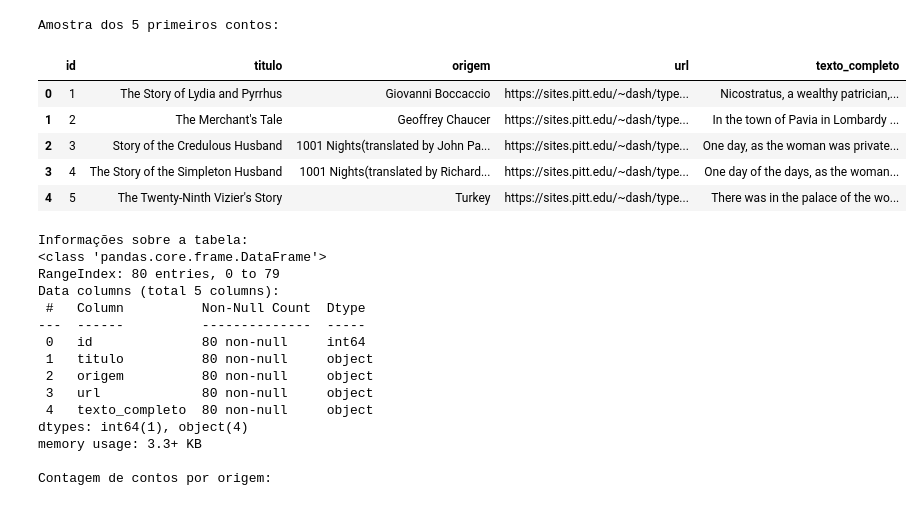
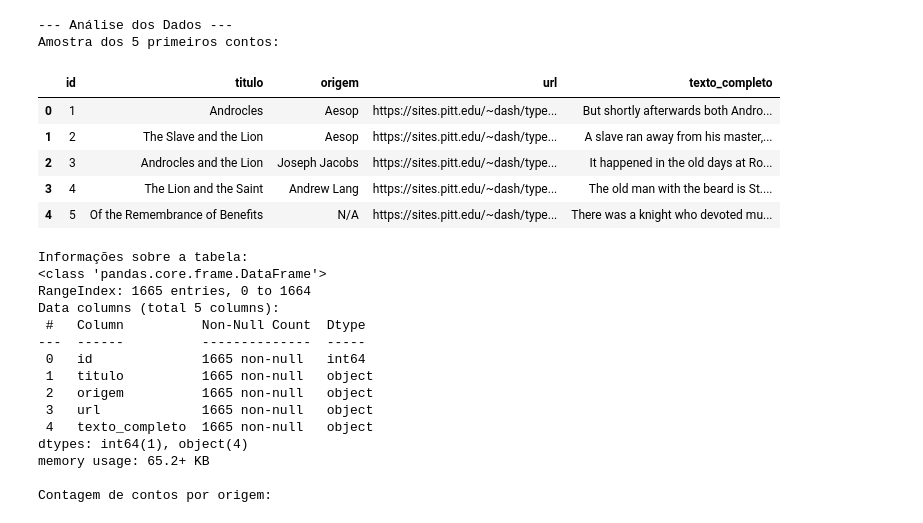
Before and after one commit to gmsarti/xer_persona, a Jupyter notebook: xer_persona/notebooks/get_tales.ipynb, the cells around one changed output. Saved outputs shown, nothing was run; the diff lists cells and outputs as text; code cells hidden in the pictures.

Commit message:
Cria arquivos separados para funções e refatora notebook para usar essas funções já organizadas Adiciona o banco com todos contos raspados do site

```diff
--- a/xer_persona/notebooks/get_tales.ipynb
+++ b/xer_persona/notebooks/get_tales.ipynb
@@ -188,0 +8,15 @@ for tale in tales_data:
+# %%
+# 1. Garante que o banco de dados e a tabela existam
+setup_db()
+
+# 2. Executa o processo de raspagem
+# Conecta ao banco de dados para passar a conexão para o scraper
+try:
+    conn = sqlite3.connect(DB_NAME)
+    # O `limit_pages=10` é para manter o comportamento original do seu script.
+    # Remova ou ajuste conforme necessário.
+    run_scraper(conn)
+finally:
+    if conn:
+        conn.close()
+        print("Conexão com o banco de dados fechada.")
@@ -189,50 +41,44 @@ for tale in tales_data:
 # %%
-import pandas as pd
+# 3. Análise dos dados com Pandas
+print("\n--- Análise dos Dados ---")
+try:
+    conn = sqlite3.connect(DB_NAME)
+    df = pd.read_sql_query(f"SELECT * FROM {TABLE_NAME}", conn)
 
-DB_NAME = "contos.sqlite"
+    print("Amostra dos 5 primeiros contos:")
+    display(df.head())
 
-# Conecta ao banco de dados
-conn = sqlite3.connect(DB_NAME)
+    print("\nInformações sobre a tabela:")
+    df.info()
 
-# Carrega a tabela 'contos' em um DataFrame do pandas
-# A consulta SQL "SELECT * FROM contos" seleciona todas as colunas e linhas
-df = pd.read_sql_query("SELECT * FROM contos", conn)
+    print("\nContagem de contos por origem:")
+    display(df['origem'].value_counts())
 
-# Fecha a conexão
-conn.close()
-
-# Exibe as 5 primeiras linhas do DataFrame
-print("Amostra dos 5 primeiros contos:")
-display(df.head())
-
-# Exibe informações sobre o DataFrame (tipos de coluna, contagem de nulos, etc.)
-print("\nInformações sobre a tabela:")
-df.info()
-
-# Exibe algumas estatísticas, como a contagem de contos por origem
-print("\nContagem de contos por origem:")
-display(df['origem'].value_counts())
+finally:
+    if conn:
+        conn.close()
 # %% [output]
+--- Análise dos Dados ---
 Amostra dos 5 primeiros contos:
 |  | id | titulo | origem | url | texto_completo |
-| 0 | 1 | The Story of Lydia and Pyrrhus | Giovanni Boccaccio | https://sites.pitt.edu/~dash/type... | Nicostratus, a wealthy patrician,... |
-| 1 | 2 | The Merchant's Tale | Geoffrey Chaucer | https://sites.pitt.edu/~dash/type... | In the town of Pavia in Lombardy ... |
-| 2 | 3 | Story of the Credulous Husband | 1001 Nights(translated by John Pa... | https://sites.pitt.edu/~dash/type... | One day, as the woman was private... |
-| 3 | 4 | The Story of the Simpleton Husband | 1001 Nights(translated by Richard... | https://sites.pitt.edu/~dash/type... | One day of the days, as the woman... |
-| 4 | 5 | The Twenty-Ninth Vizier's Story | Turkey | https://sites.pitt.edu/~dash/type... | There was in the palace of the wo... |
+| 0 | 1 | Androcles | Aesop | https://sites.pitt.edu/~dash/type... | But shortly afterwards both Andro... |
+| 1 | 2 | The Slave and the Lion | Aesop | https://sites.pitt.edu/~dash/type... | A slave ran away from his master,... |
+| 2 | 3 | Androcles and the Lion | Joseph Jacobs | https://sites.pitt.edu/~dash/type... | It happened in the old days at Ro... |
+| 3 | 4 | The Lion and the Saint | Andrew Lang | https://sites.pitt.edu/~dash/type... | The old man with the beard is St.... |
+| 4 | 5 | Of the Remembrance of Benefits | N/A | https://sites.pitt.edu/~dash/type... | There was a knight who devoted mu... |
 Informações sobre a tabela:
 <class 'pandas.core.frame.DataFrame'>
-RangeIndex: 80 entries, 0 to 79
+RangeIndex: 1665 entries, 0 to 1664
 Data columns (total 5 columns):
  #   Column          Non-Null Count  Dtype
 ---  ------          --------------  -----
- 0   id              80 non-null     int64
- 1   titulo          80 non-null     object
- 2   origem          80 non-null     object
- 3   url             80 non-null     object
- 4   texto_completo  80 non-null     object
+ 0   id              1665 non-null   int64
+ 1   titulo          1665 non-null   object
+ 2   origem          1665 non-null   object
+ 3   url             1665 non-null   object
+ 4   texto_completo  1665 non-null   object
 dtypes: int64(1), object(4)
-memory usage: 3.3+ KB
+memory usage: 65.2+ KB
 
 Contagem de contos por origem:
 origem
```
Also changed, not shown: parts of 13 cells of this notebook, 6 other files.
